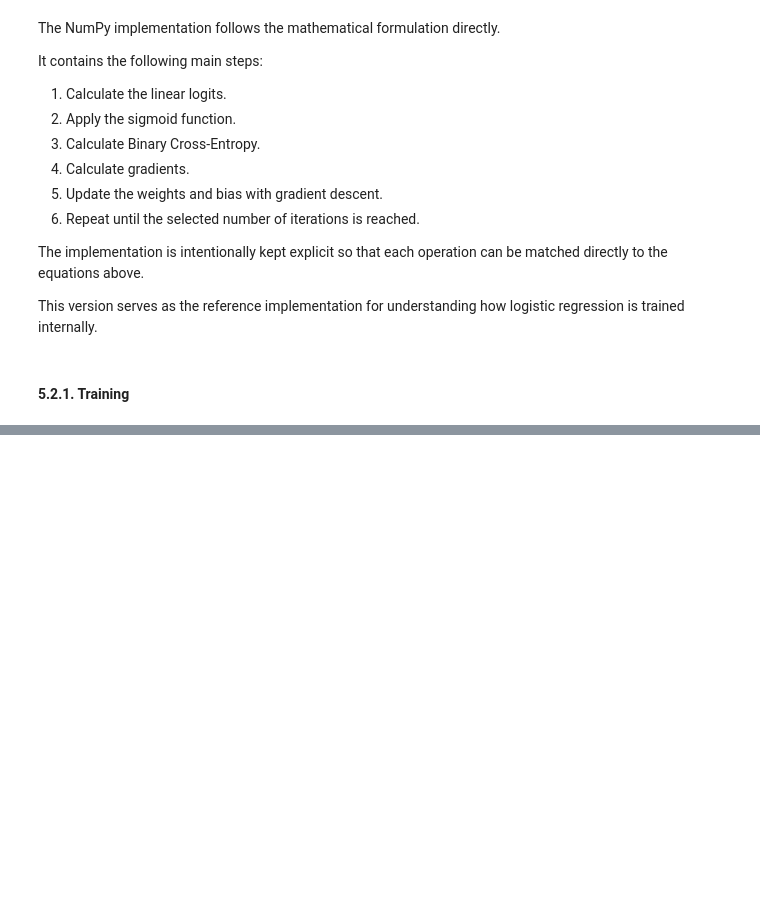
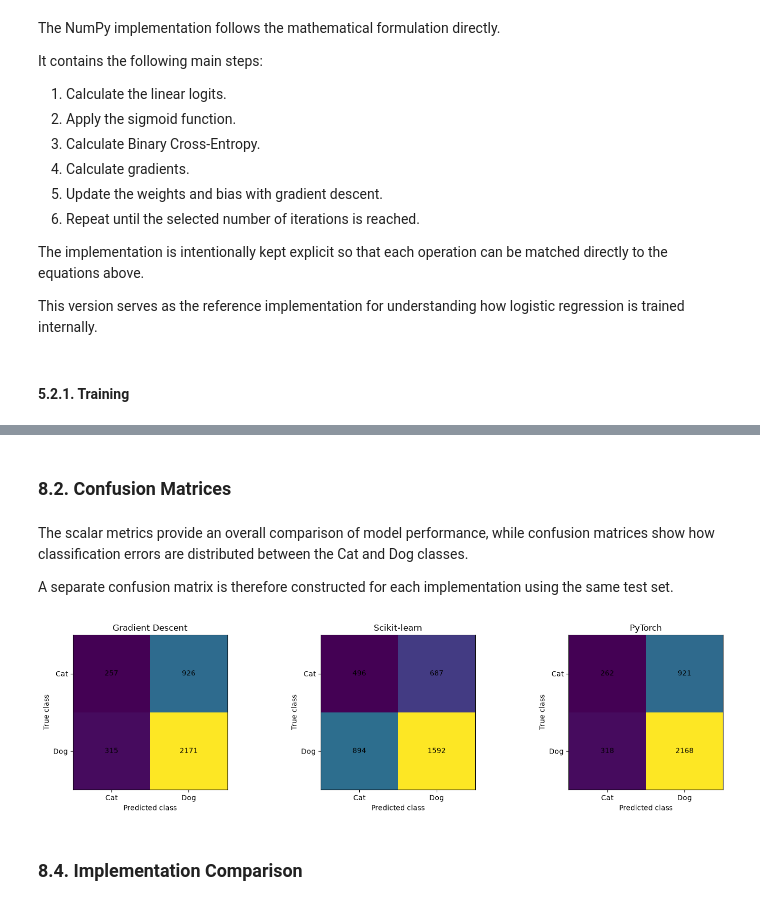
Before and after one commit to Tpoc311/applied-ai-workbench, a Jupyter notebook: ml_fundamentals/linear_models/logistic_regression/logistic_regression.ipynb, the cells around one changed output, grey strips where cells are left out. Drawn from its saved outputs; the diff is of its cells as text; code cells hidden in the pictures; blank space fills up the shorter version.

Commit message:
logistic-regression. PyTorch and sklearn implementations added. Metrics added

```diff
--- a/ml_fundamentals/linear_models/logistic_regression/logistic_regression.ipynb
+++ b/ml_fundamentals/linear_models/logistic_regression/logistic_regression.ipynb
@@ -496,6 +502,11 @@ $$
 Unlike least-squares linear regression, this optimization problem does not produce a general closed-form solution analogous to the normal equation.
 
 The parameters are therefore estimated numerically.
+# %%
+def bce(y_true: np.ndarray, y_pred: np.ndarray, eps: float = 1e-6) -> float:
+    pos_class = y_true * np.log(y_pred + eps)
+    neg_class = (1 - y_true) * np.log(1 - y_pred + eps)
+    return -np.mean(pos_class + neg_class)
 # %% [markdown]
 ## 4. Evaluation Metrics
 # %% [markdown]
@@ -1071,0 +1002,8 @@ plt.show()
+# %%
+from implementations.pytorch import PyTorchLogisticRegression
+
+pytorch_regression = PyTorchLogisticRegression(in_features=in_features, lr=0.005)
+pytorch_regression.fit(x_train, y_train, max_iter=5000)
+
+pytorch_y_proba = pytorch_regression.predict_proba(x_test)
+pytorch_y_pred = pytorch_regression.predict(x_test)
@@ -1071,0 +1058,40 @@ plt.show()
+# %% [markdown]
+### 8.2. Confusion Matrices
+# %% [markdown]
+The scalar metrics provide an overall comparison of model performance, while confusion matrices show how classification errors are distributed between the Cat and Dog classes.
+
+A separate confusion matrix is therefore constructed for each implementation using the same test set.
+# %%
+def confusion_matrix(y_true: np.ndarray, y_pred: np.ndarray) -> np.ndarray:
+    tp = np.sum((y_true == 1) & (y_pred == 1))
+    fp = np.sum((y_true == 0) & (y_pred == 1))
+    tn = np.sum((y_true == 0) & (y_pred == 0))
+    fn = np.sum((y_true == 1) & (y_pred == 0))
+
+    return np.array([
+        [tn, fp],
+        [fn, tp],
+    ])
+# %%
+fig, axes = plt.subplots(1, len(predictions), figsize=(15, 4))
+
+for ax, (name, y_pred) in zip(axes, predictions.items()):
+    matrix = confusion_matrix(y_test, y_pred)
+
+    ax.imshow(matrix)
+    ax.set_xticks([0, 1], labels=train.bin_classes)
+    ax.set_yticks([0, 1], labels=train.bin_classes)
+    ax.set_xlabel("Predicted class")
+    ax.set_ylabel("True class")
+    ax.set_title(name)
+
+    for i in range(2):
+        for j in range(2):
+            ax.text(j, i, matrix[i, j], ha="center", va="center")
+
+plt.tight_layout()
+plt.show()
+# %% [output]
+[figure, added]
+# %% [markdown]
+### 8.4. Implementation Comparison
```
Also changed, not shown: parts of 26 cells of this notebook, 1 other file.
